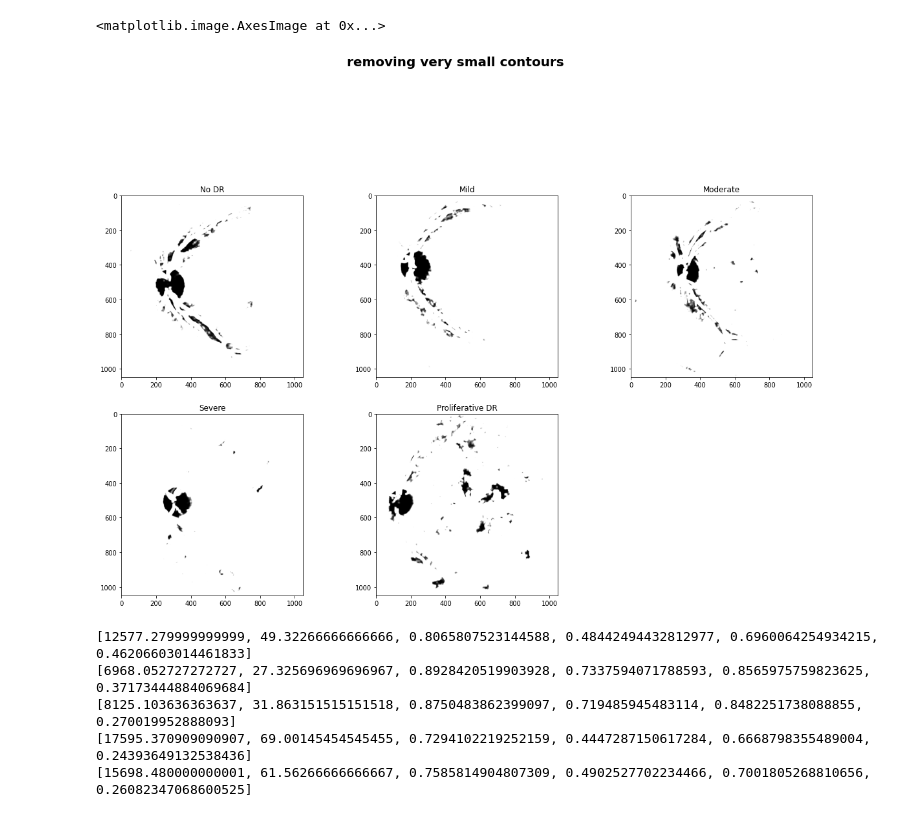
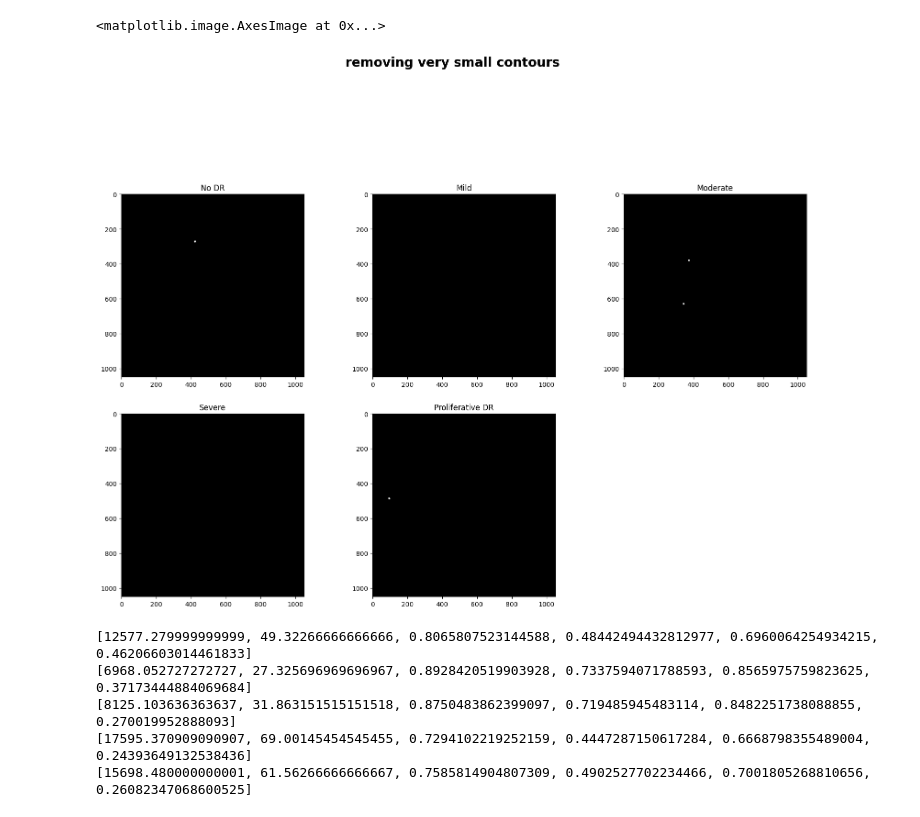
Before and after one commit to Bangik/diabetic-retinopathy-ml, a Jupyter notebook: ImageProcessing1.ipynb, the cells around one changed output. Cells and saved outputs as stored; diff of their text form; code cells hidden in the pictures.

```diff
--- a/ImageProcessing1.ipynb
+++ b/ImageProcessing1.ipynb
@@ -34,7 +34,7 @@ def microaneurysm(img):
     tophat = cv2.morphologyEx(thresh2, cv2.MORPH_TOPHAT, kernel2)
     kernel3=np.ones((7,7),np.uint8)
     opening = cv2.morphologyEx(tophat, cv2.MORPH_OPEN, kernel3)
-    return L
+    return opening
 # %%
 def exudate(img):
     # green channel
@@ -135,44 +135,44 @@ def bloodVessel(img):
 	blood_vessels = cv2.bitwise_not(finimage)
 	return blood_vessels
 # %%
-img0 = cv2.imread('D:/Pawang Code/Diabetic Retinopathy/dataset/0/00cc2b75cddd.png')
-img1 = cv2.imread('D:/Pawang Code/Diabetic Retinopathy/dataset/1/38e0e28d35d3.png')
-img2 = cv2.imread('D:/Pawang Code/Diabetic Retinopathy/dataset/2/3f5b4c2948e8.png')
-img3 = cv2.imread('D:/Pawang Code/Diabetic Retinopathy/dataset/3/8688f3d0fcaf.png')
-img4 = cv2.imread('D:/Pawang Code/Diabetic Retinopathy/dataset/4/613028ede6a0.png')
+img0 = cv2.imread('E:/Pawang Code/Diabetic Retinopathy/dataset/0/00cc2b75cddd.png')
+img1 = cv2.imread('E:/Pawang Code/Diabetic Retinopathy/dataset/1/38e0e28d35d3.png')
+img2 = cv2.imread('E:/Pawang Code/Diabetic Retinopathy/dataset/2/3f5b4c2948e8.png')
+img3 = cv2.imread('E:/Pawang Code/Diabetic Retinopathy/dataset/3/8688f3d0fcaf.png')
+img4 = cv2.imread('E:/Pawang Code/Diabetic Retinopathy/dataset/4/613028ede6a0.png')
 
 # img0 = cv2.cvtColor(img0, cv2.COLOR_BGR2RGB)
 # img1 = cv2.cvtColor(img1, cv2.COLOR_BGR2RGB)
 # img2 = cv2.cvtColor(img2, cv2.COLOR_BGR2RGB)
 # img3 = cv2.cvtColor(img3, cv2.COLOR_BGR2RGB)
 # img4 = cv2.cvtColor(img4, cv2.COLOR_BGR2RGB)
 
 img0 = microaneurysm(img0)
 img1 = microaneurysm(img1)
 img2 = microaneurysm(img2)
 img3 = microaneurysm(img3)
 img4 = microaneurysm(img4)
 
 plt.figure(figsize=(20, 30))
 plt.suptitle('removing very small contours', fontsize=20, fontweight='bold')
 plt.subplot(5, 3, 1)
 plt.title('No DR')
 plt.imshow(img0, cmap='gray', vmin=0, vmax=255)
 plt.subplot(5, 3, 2)
 plt.title('Mild')
 plt.imshow(img1, cmap='gray', vmin=0, vmax=255)
 plt.subplot(5, 3, 3)
 plt.title('Moderate')
 plt.imshow(img2, cmap='gray', vmin=0, vmax=255)
 plt.subplot(5, 3, 4)
 plt.title('Severe')
 plt.imshow(img3, cmap='gray', vmin=0, vmax=255)
 plt.subplot(5, 3, 5)
 plt.title('Proliferative DR')
 plt.imshow(img4, cmap='gray', vmin=0, vmax=255)
 # %% [output]
 <matplotlib.image.AxesImage at 0x...>
-[figure, old version]
+[figure, new version]
 # %%
 img0 = cv2.imread('D:/Pawang Code/Diabetic Retinopathy/dataset/0/00cc2b75cddd.png')
 img1 = cv2.imread('D:/Pawang Code/Diabetic Retinopathy/dataset/1/38e0e28d35d3.png')
```
Also changed, not shown: 7 other files.
